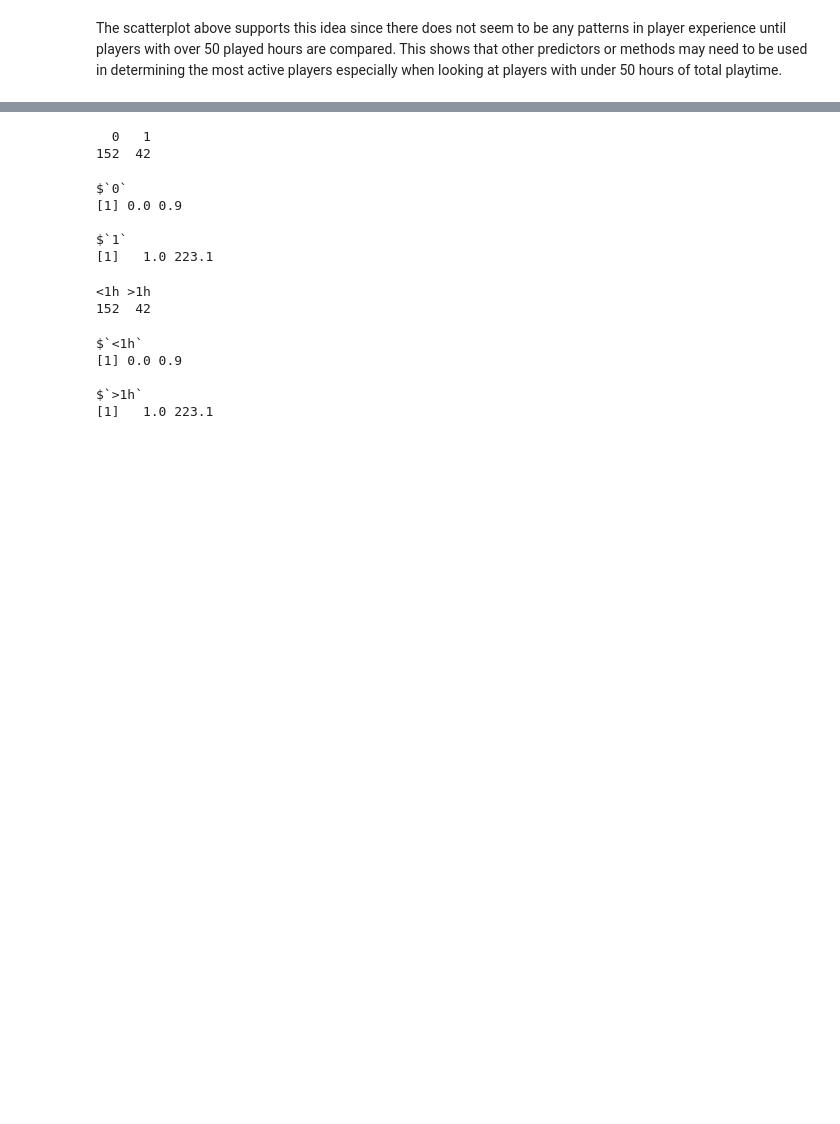
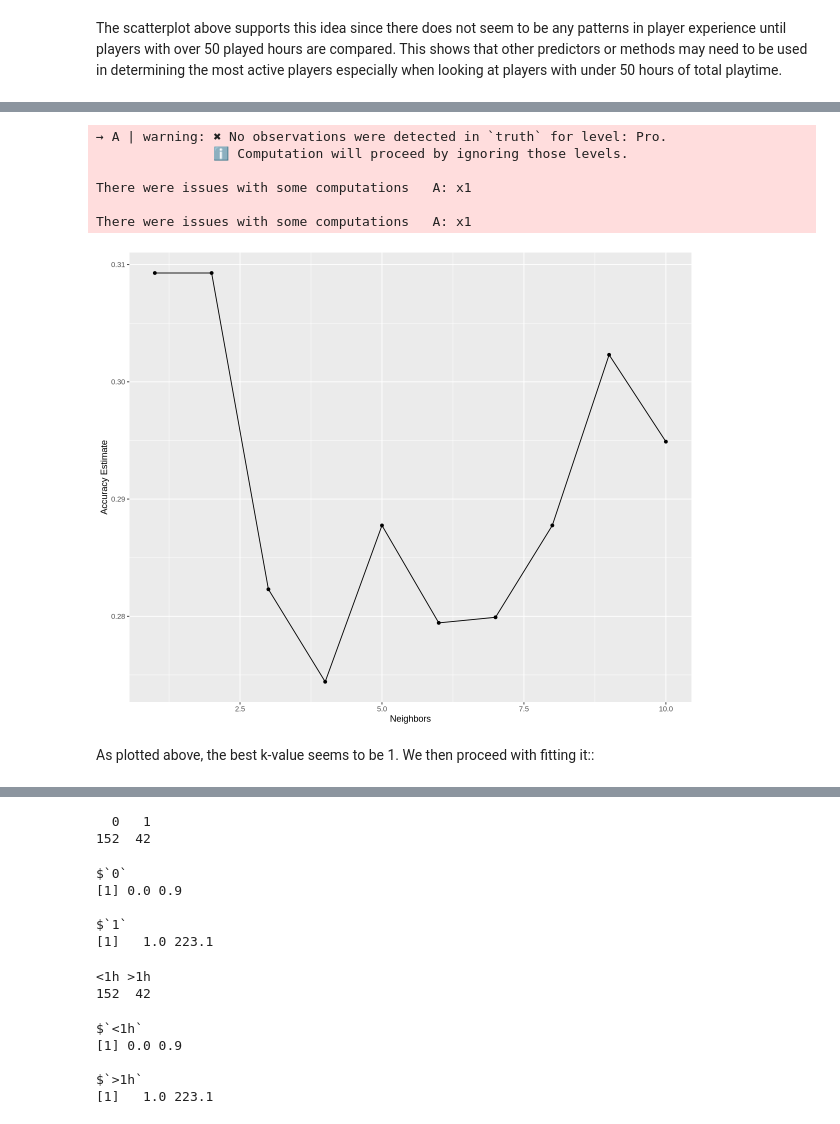
Before and after one commit to H-Isabelle/dsci100-group-project, a Jupyter notebook: FinalReport.ipynb, the cells around one changed output, grey strips where cells are left out. Cells and saved outputs as stored; diff of their text form; code cells hidden in the pictures; blank space fills up the shorter version.

Commit message:
Added Model #2

```diff
--- a/FinalReport.ipynb
+++ b/FinalReport.ipynb
@@ -270,0 +291,43 @@ The scatterplot above supports this idea since there does not seem to be any pat
+# %%
+set.seed(3456)
+
+players_split <- initial_split(combined_data, prop = 3/4, strata = experience)
+players_train <- training(players_split)
+players_test <- testing(players_split)
+
+players_recipe <- recipe(experience ~ played_hours , data = players_train) |>
+    step_scale(all_predictors()) |>
+    step_center(all_predictors())
+
+knn_tune <- nearest_neighbor(weight_func = "rectangular", neighbors = tune()) |>
+       set_engine("kknn") |>
+       set_mode("classification")
+
+players_vfold <- vfold_cv(players_train, v = 5, strata = experience) # 5 fold cross-validation
+
+k_vals2 <- tibble(neighbors = seq(from = 1, to = 10, by = 1))
+
+knn_results <- workflow() |>
+       add_recipe(players_recipe) |>
+       add_model(knn_tune) |>
+       tune_grid(resamples = players_vfold, grid = k_vals2) |>
+       collect_metrics()
+
+accuracies <- knn_results |>
+              filter(.metric == "accuracy")
+
+accuracy_versus_k <- ggplot(accuracies, aes(x = neighbors, y = mean))+
+       geom_point() +
+       geom_line() +
+       labs(x = "Neighbors", y = "Accuracy Estimate")
+accuracy_versus_k
+# %% [output]
+→ A | warning: ✖ No observations were detected in `truth` for level: Pro.
+               ℹ Computation will proceed by ignoring those levels.
+
+There were issues with some computations   A: x1
+
+There were issues with some computations   A: x1
+[figure, added]
+# %% [markdown]
+As plotted above, the best k-value seems to be 1. We then proceed with fitting it::
```
Also changed, not shown: parts of 10 cells of this notebook.
